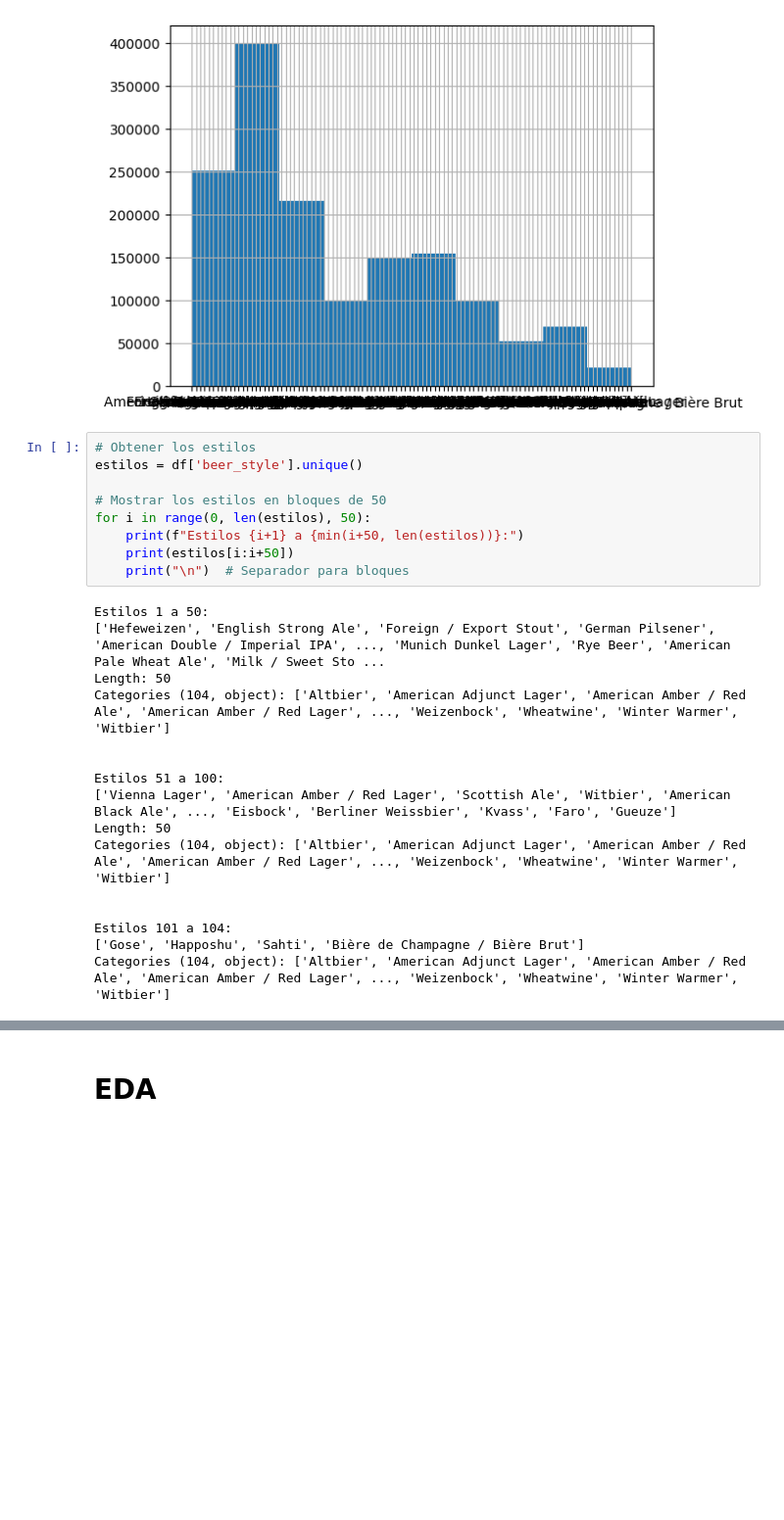
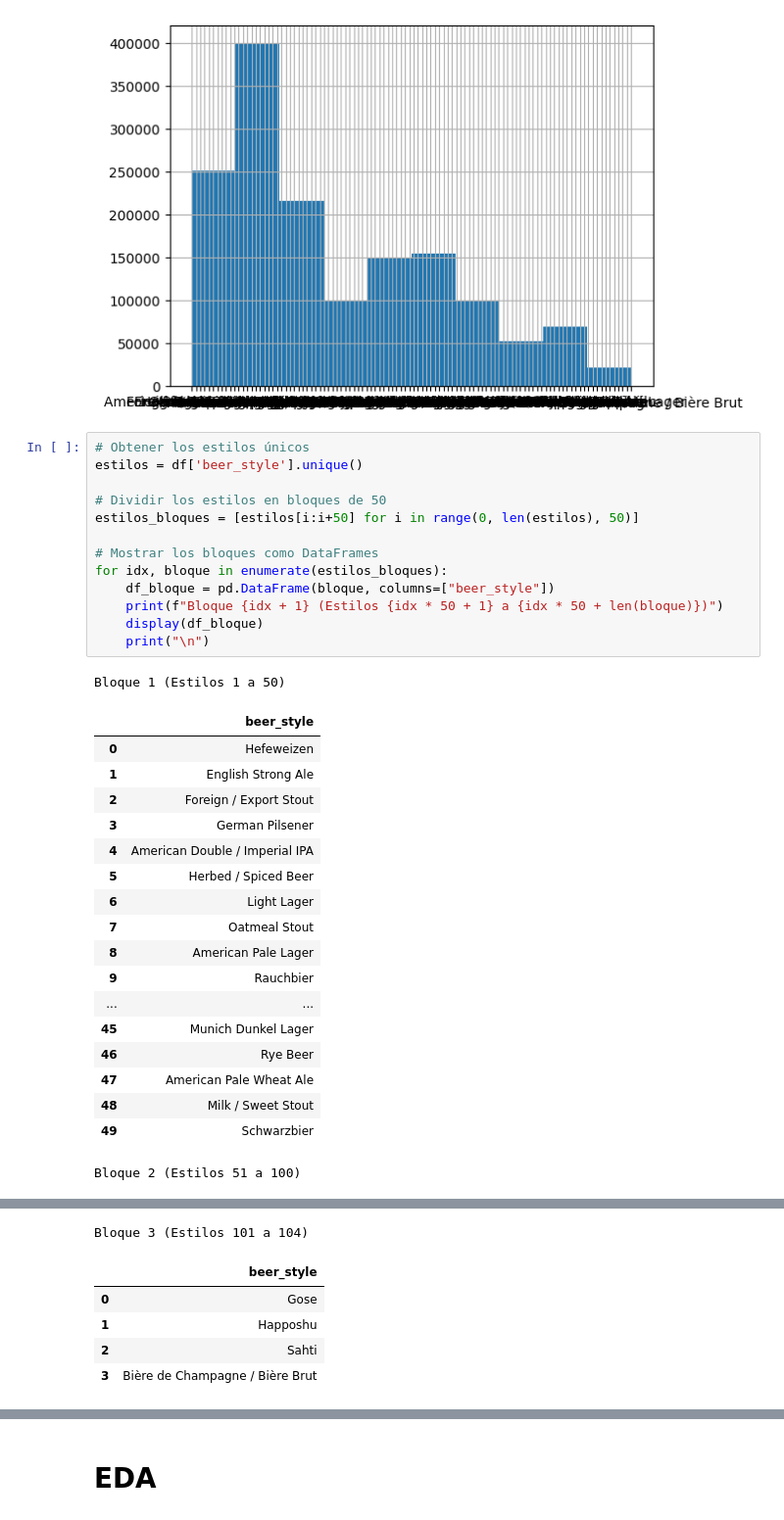
Before and after one commit to a70mico/Final_Project_Data_Science, a Jupyter notebook: src/explore_2.ipynb, the cells around one changed output, grey strips where cells are left out. Shown at 98% size. Saved outputs shown, nothing was run; the diff lists cells and outputs as text; blank space fills up the shorter version.

```diff
--- a/src/explore_2.ipynb
+++ b/src/explore_2.ipynb
@@ -423,27 +435,35 @@ plt.show()
 # %% [output]
 [figure]
 # %%
-# Obtener los estilos
+# Obtener los estilos únicos
 estilos = df['beer_style'].unique()
 
-# Mostrar los estilos en bloques de 50
-for i in range(0, len(estilos), 50):
-    print(f"Estilos {i+1} a {min(i+50, len(estilos))}:")
-    print(estilos[i:i+50])
-    print("\n")  # Separador para bloques
+# Dividir los estilos en bloques de 50
+estilos_bloques = [estilos[i:i+50] for i in range(0, len(estilos), 50)]
+
+# Mostrar los bloques como DataFrames
+for idx, bloque in enumerate(estilos_bloques):
+    df_bloque = pd.DataFrame(bloque, columns=["beer_style"])
+    print(f"Bloque {idx + 1} (Estilos {idx * 50 + 1} a {idx * 50 + len(bloque)})")
+    display(df_bloque)
+    print("\n")
 # %% [output]
-Estilos 1 a 50:
-['Hefeweizen', 'English Strong Ale', 'Foreign / Export Stout', 'German Pilsener', 'American Double / Imperial IPA', ..., 'Munich Dunkel Lager', 'Rye Beer', 'American Pale Wheat Ale', 'Milk / Sweet Sto ...
-Length: 50
-Categories (104, object): ['Altbier', 'American Adjunct Lager', 'American Amber / Red Ale', 'American Amber / Red Lager', ..., 'Weizenbock', 'Wheatwine', 'Winter Warmer', 'Witbier']
-
-
-Estilos 51 a 100:
-['Vienna Lager', 'American Amber / Red Lager', 'Scottish Ale', 'Witbier', 'American Black Ale', ..., 'Eisbock', 'Berliner Weissbier', 'Kvass', 'Faro', 'Gueuze']
-Length: 50
-Categories (104, object): ['Altbier', 'American Adjunct Lager', 'American Amber / Red Ale', 'American Amber / Red Lager', ..., 'Weizenbock', 'Wheatwine', 'Winter Warmer', 'Witbier']
-
-
-Estilos 101 a 104:
-['Gose', 'Happoshu', 'Sahti', 'Bière de Champagne / Bière Brut']
-Categories (104, object): ['Altbier', 'American Adjunct Lager', 'American Amber / Red Ale', 'American Amber / Red Lager', ..., 'Weizenbock', 'Wheatwine', 'Winter Warmer', 'Witbier']
+Bloque 1 (Estilos 1 a 50)
+|  | beer_style |
+| 0 | Hefeweizen |
+| 1 | English Strong Ale |
+| 2 | Foreign / Export Stout |
+| 3 | German Pilsener |
+| 4 | American Double / Imperial IPA |
+| 5 | Herbed / Spiced Beer |
+| 6 | Light Lager |
+| 7 | Oatmeal Stout |
+| 8 | American Pale Lager |
+| 9 | Rauchbier |
+| ... | ... |
+| 45 | Munich Dunkel Lager |
+| 46 | Rye Beer |
+| 47 | American Pale Wheat Ale |
+| 48 | Milk / Sweet Stout |
+| 49 | Schwarzbier |
+Bloque 2 (Estilos 51 a 100)
@@ -449,0 +487,6 @@ Categories (104, object): ['Altbier', 'American Adjunct Lager', 'American Amber
+Bloque 3 (Estilos 101 a 104)
+|  | beer_style |
+| 0 | Gose |
+| 1 | Happoshu |
+| 2 | Sahti |
+| 3 | Bière de Champagne / Bière Brut |
```
Also changed, not shown: parts of 16 cells of this notebook.
